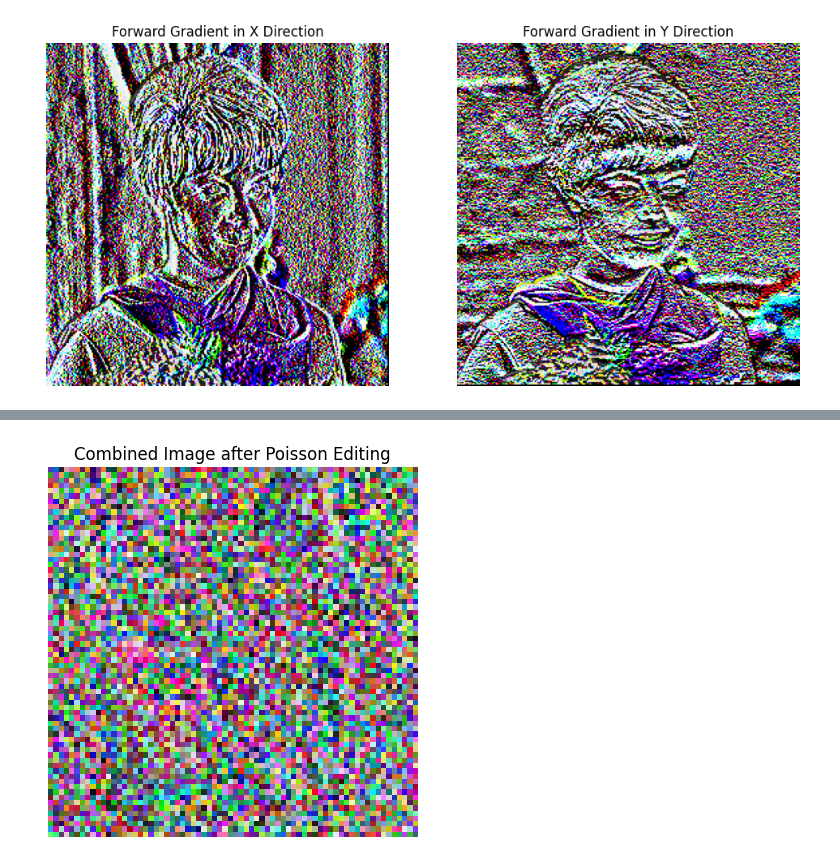
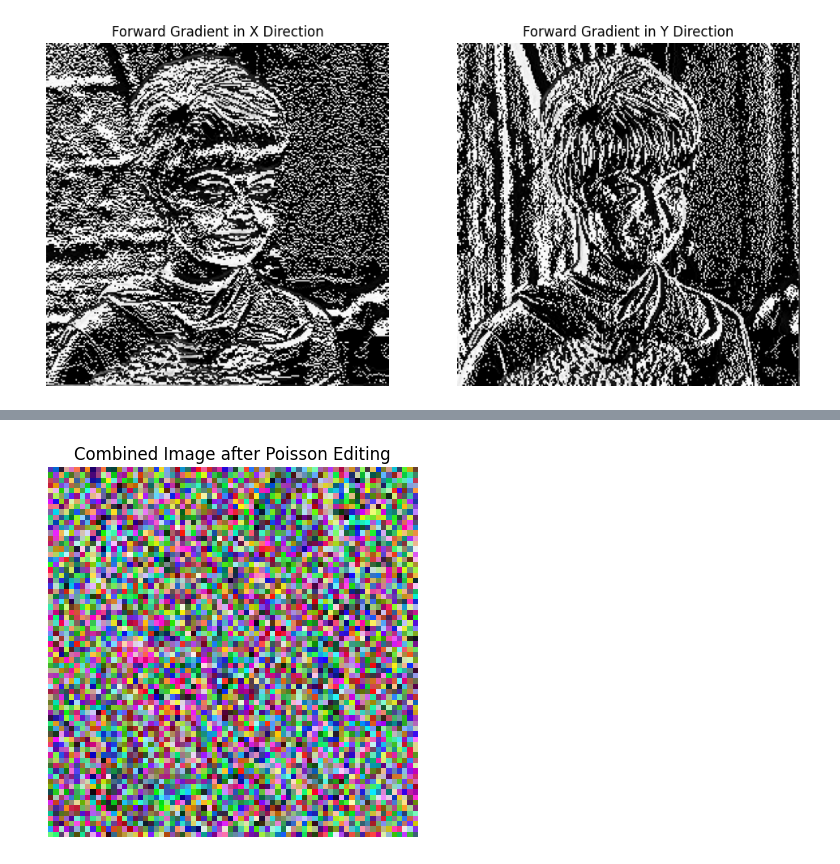
Before and after one commit to sarannevdlinde/MCV2, a Jupyter notebook: test.ipynb, the cells around one changed output, grey strips where cells are left out. Cells and saved outputs as stored; diff of their text form; code cells hidden in the pictures.

```diff
--- a/test.ipynb
+++ b/test.ipynb
@@ -1,23 +1,23 @@
 # %%
 import numpy as np
 import cv2
 import matplotlib.pyplot as plt
-from poisson_editing2 import *
+from MCV2.poisson_editing import *
 
-image = cv2.imread('C:/Users/laila/Downloads/CV2425_project_week22/CV2425_project_week2/images/lena/girl.png')
+image = cv2.imread('C:/Users/laila/Downloads/CV2425_project_week22/CV2425_project_week2/images/lena/girl.png', cv2.IMREAD_GRAYSCALE)
 grad_i,grad_j = im_fwd_gradient(image)
 # Display the gradients
 plt.figure(figsize=(12, 6))
 plt.subplot(1, 2, 1)
 plt.title('Forward Gradient in X Direction')
-plt.imshow(grad_i)
+plt.imshow(grad_i,cmap='gray')
 plt.axis('off')
 
 plt.subplot(1, 2, 2)
 plt.title('Forward Gradient in Y Direction')
-plt.imshow(grad_j)
+plt.imshow(grad_j,cmap='gray')
 plt.axis('off')
 
 plt.show()
 # %% [output]
-[figure, old version]
+[figure, new version]
```
Also changed, not shown: parts of 13 cells of this notebook, 3 other files.
